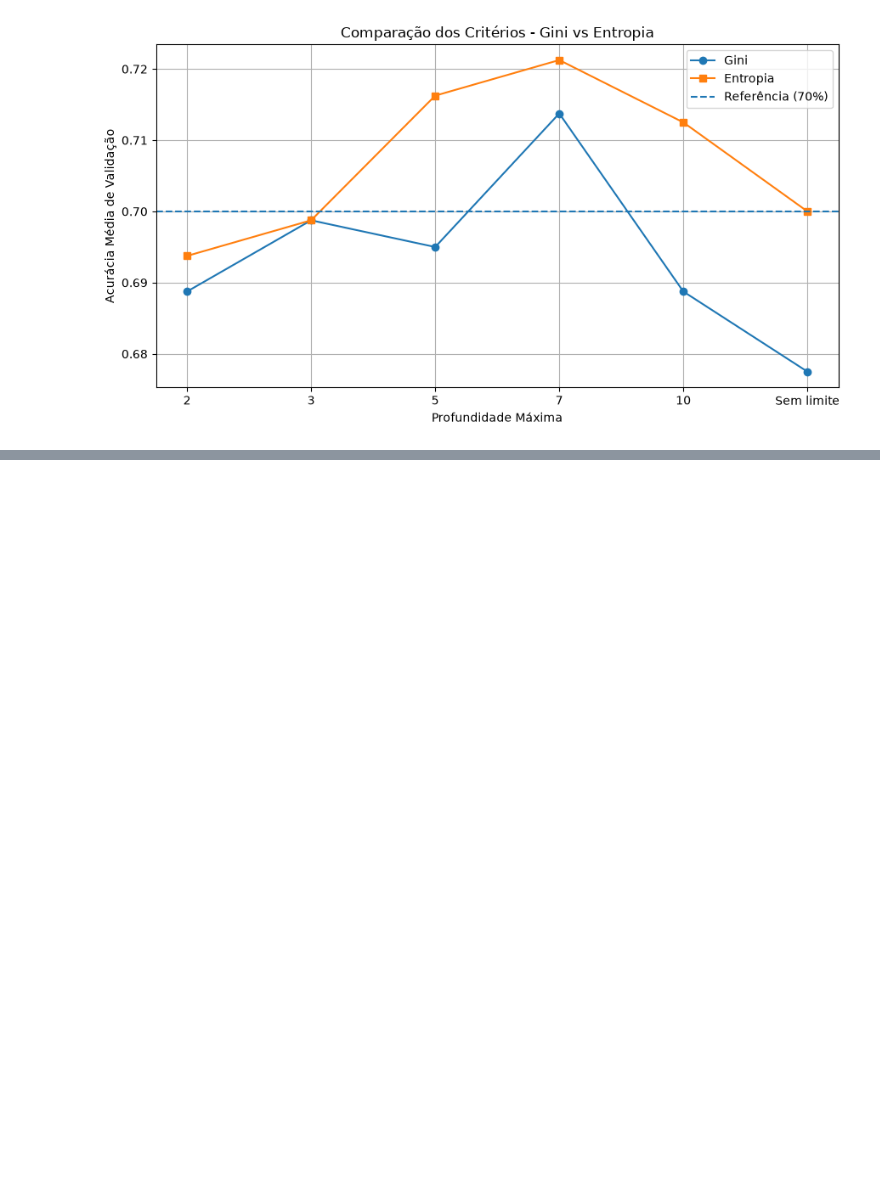
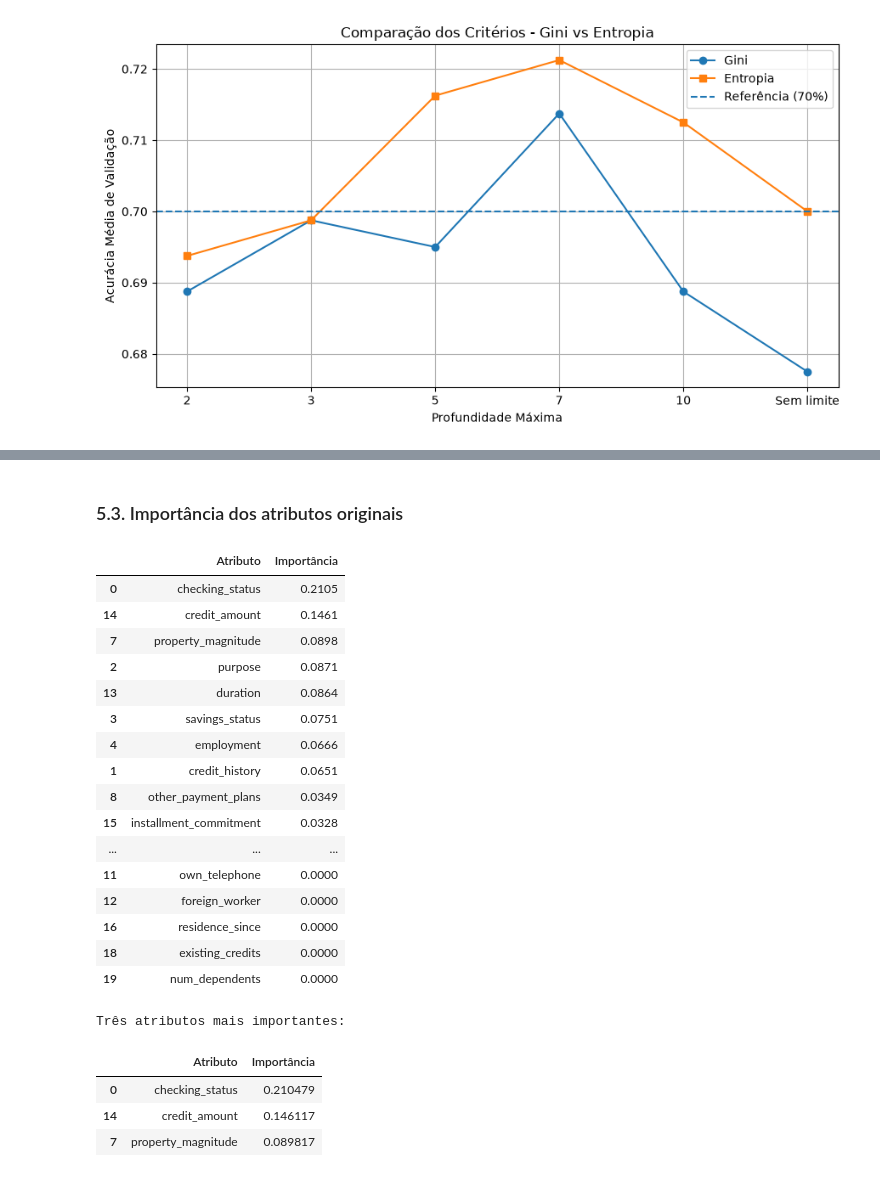
Before and after one commit to Pedrollucas/Sistemas-Inteligentes, a Jupyter notebook: notebooks/04_arvore_decisao.ipynb, the cells around one changed output, grey strips where cells are left out. Drawn from its saved outputs; the diff is of its cells as text; code cells hidden in the pictures; blank space fills up the shorter version.

```diff
--- a/notebooks/04_arvore_decisao.ipynb
+++ b/notebooks/04_arvore_decisao.ipynb
@@ -1114,0 +1218,69 @@ figuras.mkdir(exist_ok=True)
+# %% [markdown]
+### 5.3. Importância dos atributos originais
+# %%
+# Dicionário com as importâncias originais
+importancias_originais = {}
+
+# Agrupa as variáveis categóricas
+for variavel in variaveis_categoricas:
+
+    prefixo = f"categoricas__{variavel}_"
+
+    mascara = [
+        nome.startswith(prefixo)
+        for nome in nomes_atributos
+    ]
+
+    importancias_originais[variavel] = (
+        importancias[mascara].sum()
+    )
+
+# Adiciona as variáveis numéricas
+for variavel in variaveis_numericas:
+
+    nome = f"numericas__{variavel}"
+
+    indice = list(nomes_atributos).index(nome)
+
+    importancias_originais[variavel] = (
+        importancias[indice]
+    )
+
+# Cria a tabela
+tabela_originais = pd.DataFrame({
+    "Atributo": list(importancias_originais.keys()),
+    "Importância": list(importancias_originais.values())
+})
+
+tabela_originais = tabela_originais.sort_values(
+    by="Importância",
+    ascending=False
+)
+
+display(tabela_originais.round(4))
+
+print("\nTrês atributos mais importantes:")
+display(tabela_originais.head(3))
+# %% [output]
+|  | Atributo | Importância |
+| 0 | checking_status | 0.2105 |
+| 14 | credit_amount | 0.1461 |
+| 7 | property_magnitude | 0.0898 |
+| 2 | purpose | 0.0871 |
+| 13 | duration | 0.0864 |
+| 3 | savings_status | 0.0751 |
+| 4 | employment | 0.0666 |
+| 1 | credit_history | 0.0651 |
+| 8 | other_payment_plans | 0.0349 |
+| 15 | installment_commitment | 0.0328 |
+| ... | ... | ... |
+| 11 | own_telephone | 0.0000 |
+| 12 | foreign_worker | 0.0000 |
+| 16 | residence_since | 0.0000 |
+| 18 | existing_credits | 0.0000 |
+| 19 | num_dependents | 0.0000 |
+Três atributos mais importantes:
+|  | Atributo | Importância |
+| 0 | checking_status | 0.210479 |
+| 14 | credit_amount | 0.146117 |
+| 7 | property_magnitude | 0.089817 |
```
Also changed, not shown: parts of 8 cells of this notebook, 1 other file.
